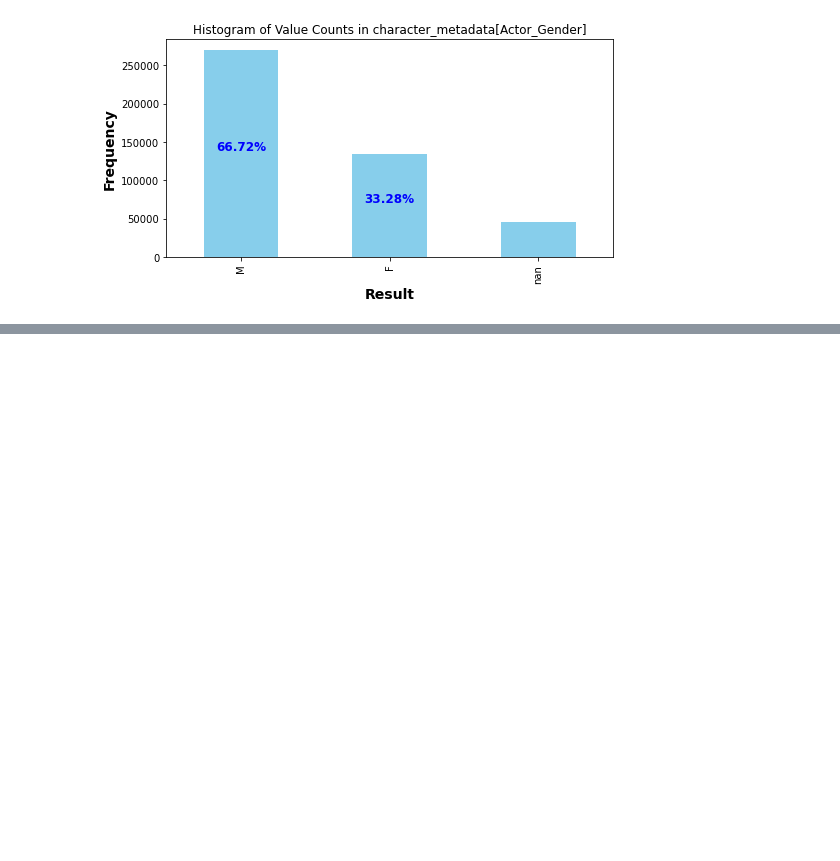
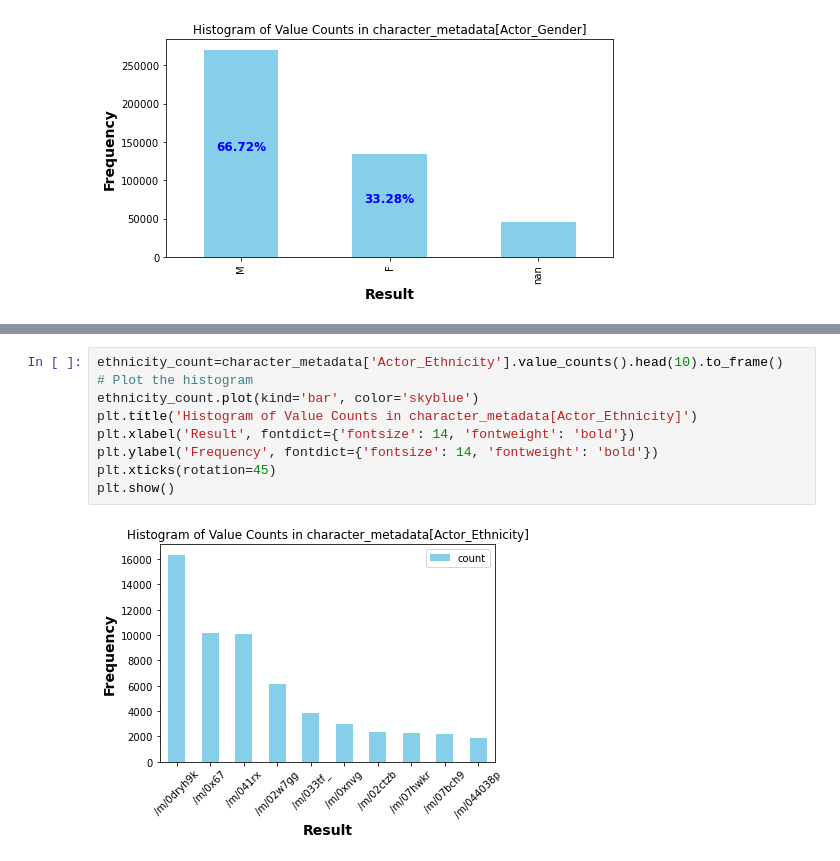
Before and after one commit to epfl-ada/ada-2024-project-fadadudata2024, a Jupyter notebook: Axe-3_ethincity_and_genre.ipynb, the cells around one changed output, grey strips where cells are left out. Saved outputs shown, nothing was run; the diff lists cells and outputs as text; blank space fills up the shorter version.

```diff
--- a/Axe-3_ethincity_and_genre.ipynb
+++ b/Axe-3_ethincity_and_genre.ipynb
@@ -187,0 +260,11 @@ plt.show()
+# %%
+ethnicity_count=character_metadata['Actor_Ethnicity'].value_counts().head(10).to_frame()
+# Plot the histogram
+ethnicity_count.plot(kind='bar', color='skyblue')
+plt.title('Histogram of Value Counts in character_metadata[Actor_Ethnicity]')
+plt.xlabel('Result', fontdict={'fontsize': 14, 'fontweight': 'bold'})
+plt.ylabel('Frequency', fontdict={'fontsize': 14, 'fontweight': 'bold'})
+plt.xticks(rotation=45)
+plt.show()
+# %% [output]
+[figure, added]
```
Also changed, not shown: parts of 21 cells of this notebook.
